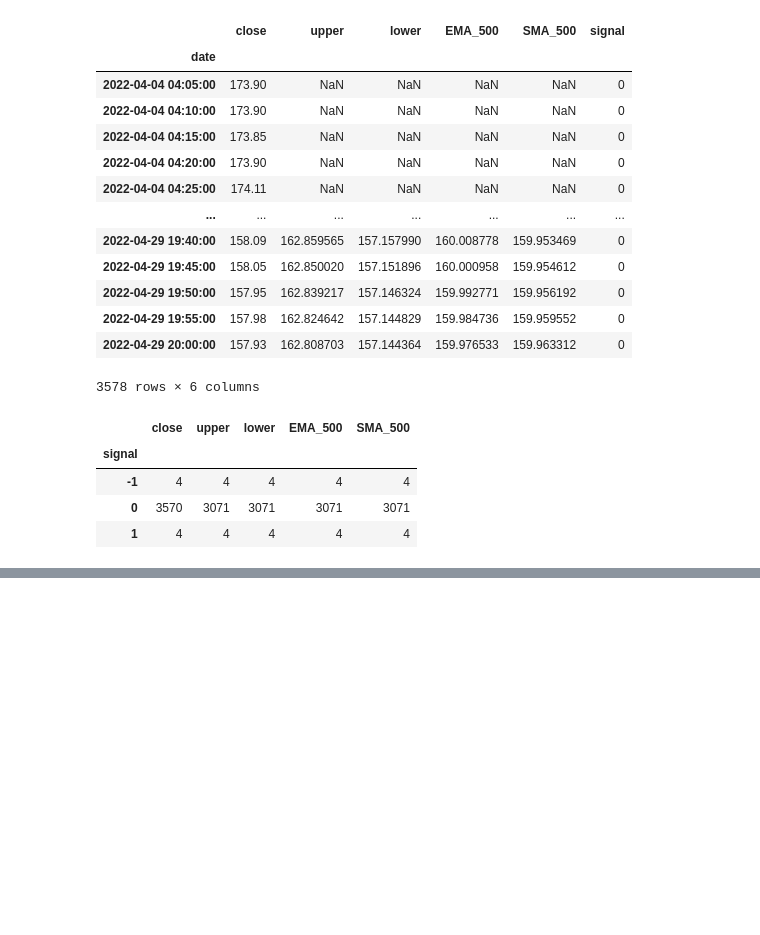
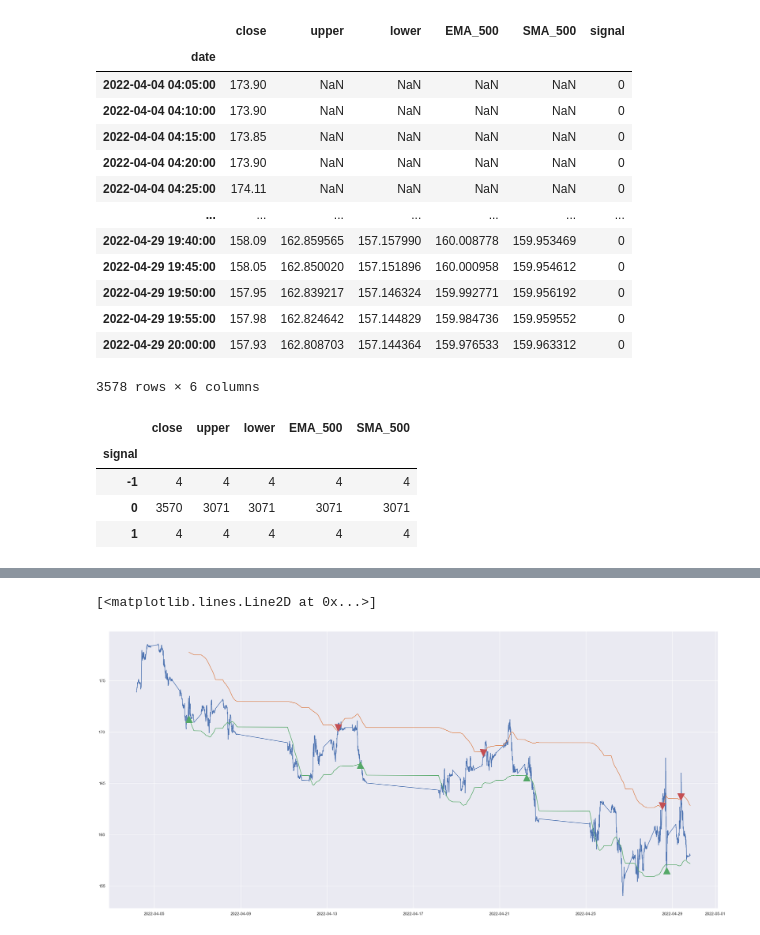
Before and after one commit to tharshikan/QuantitativeTrading, a Jupyter notebook: notebooks/Backtesting.ipynb, the cells around one changed output, grey strips where cells are left out. Saved outputs shown, nothing was run; the diff lists cells and outputs as text; code cells hidden in the pictures; blank space fills up the shorter version.

```diff
--- a/notebooks/Backtesting.ipynb
+++ b/notebooks/Backtesting.ipynb
@@ -189,2 +188,18 @@ plot_df['signal'].plot(figsize=(30,3),)
 <AxesSubplot:xlabel='date'>
 [figure]
+# %%
+# plt.plot(plot_df['close'])
+# plt.plot( plot_df['signal'], markersize=10, color='g')
+buy =plot_df[plot_df.signal == 1]
+sell = plot_df[plot_df.signal == -1]
+plt.figure(figsize=(30,14))
+plt.plot(plot_df['close'])
+plt.plot(plot_df['upper'])
+plt.plot(plot_df['lower'])
+plt.plot(buy.index,plot_df['close'][buy.index],marker='^', markersize=19, color='g',
+         linestyle='None')
+plt.plot(sell.index,plot_df['close'][sell.index],marker='v', markersize=19, color='r',
+         linestyle='None')
+# %% [output]
+[<matplotlib.lines.Line2D at 0x...>]
+[figure, added]
```
Also changed, not shown: parts of 3 cells of this notebook, 4 other files.
